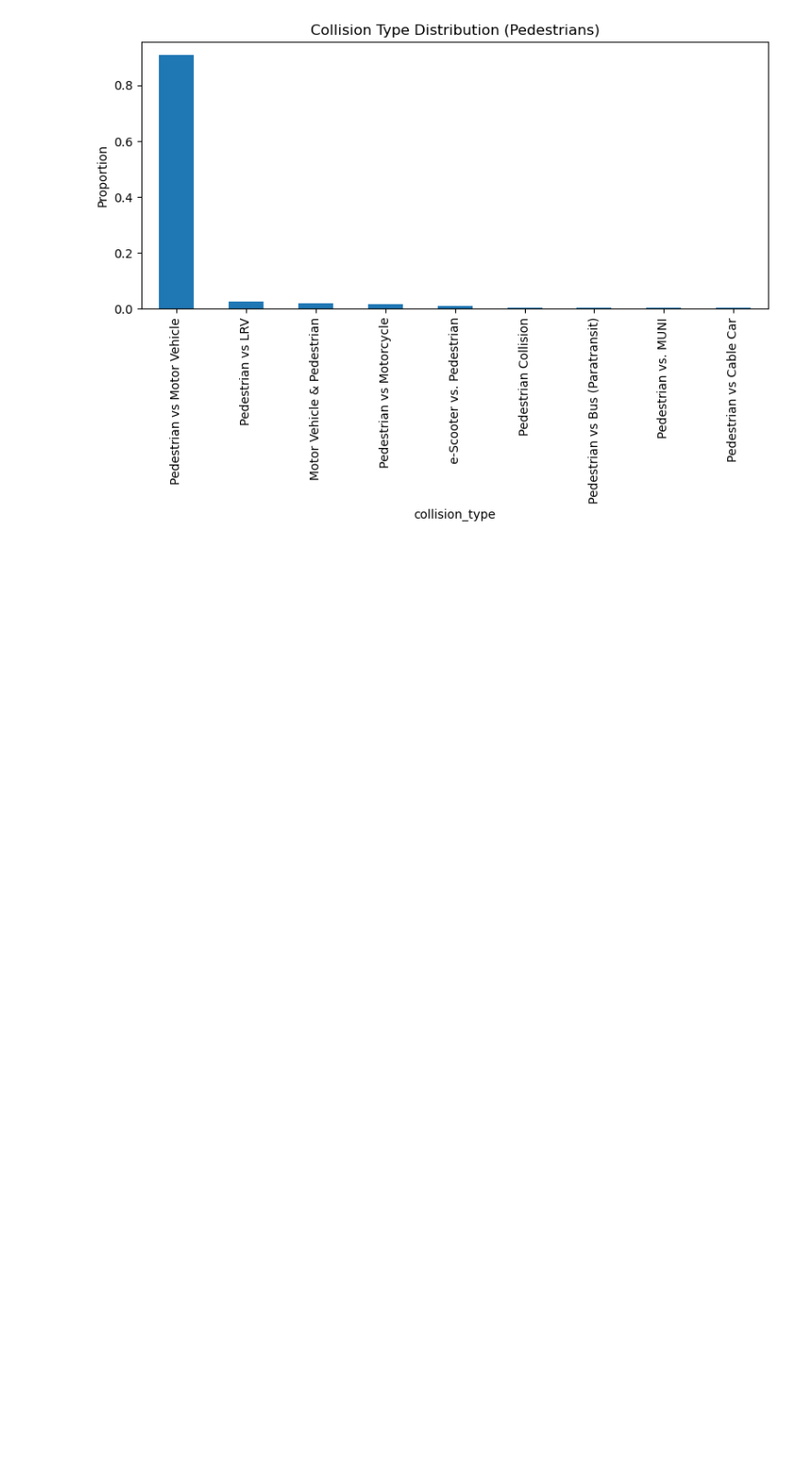
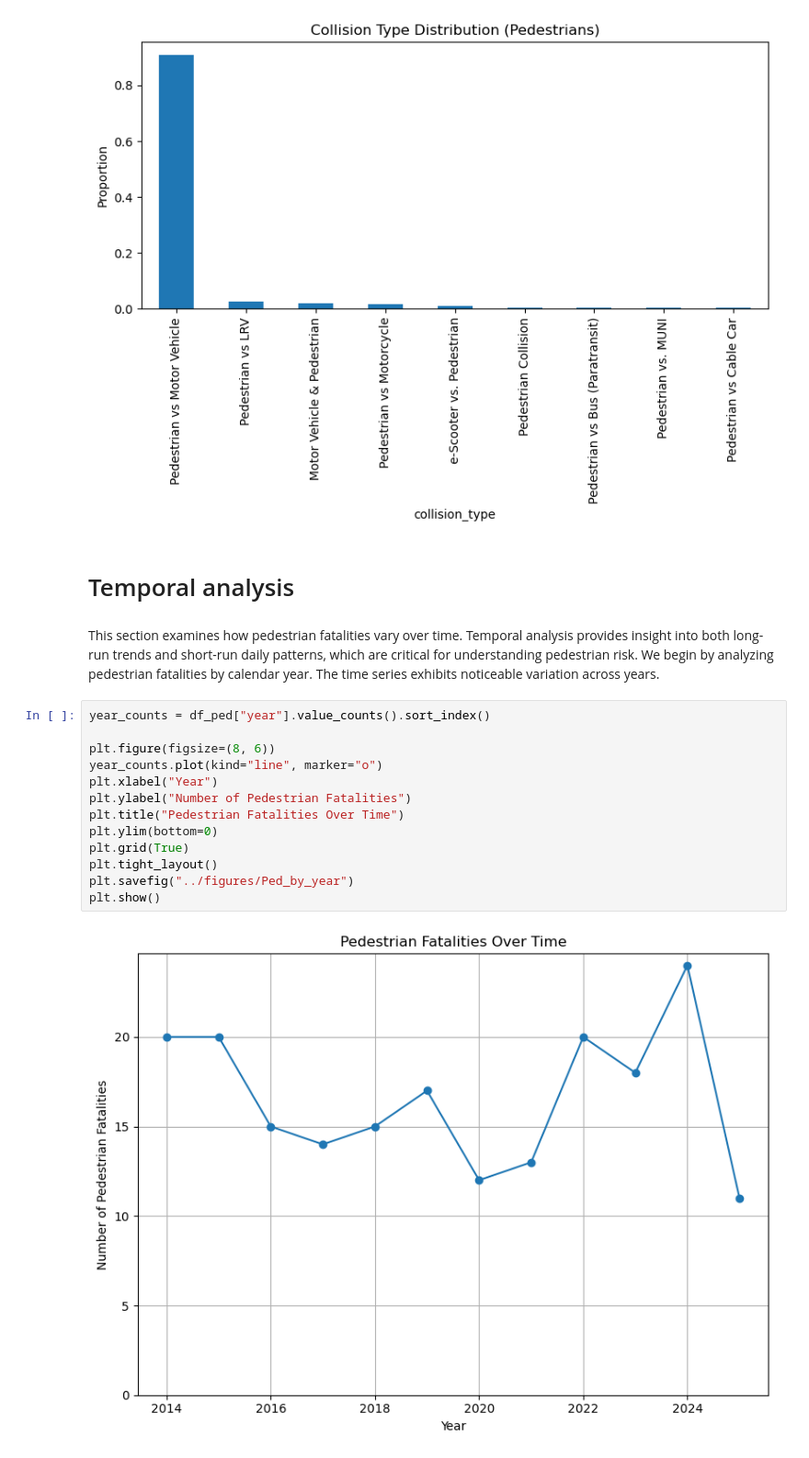
Before and after one commit to UCB-stat-159-f25/final-group26, a Jupyter notebook: notebooks/03_Pedestrian.ipynb, the cells around one changed output. Shown at 92% size. Saved outputs shown, nothing was run; the diff lists cells and outputs as text; blank space fills up the shorter version.

Commit message:
complete temporal and spatial analysis for pedestrians

```diff
--- a/notebooks/03_Pedestrian.ipynb
+++ b/notebooks/03_Pedestrian.ipynb
@@ -149,3 +153,22 @@ plt.savefig("../figures/Ped_collision_type")
 plt.show()
 # %% [output]
 [figure]
+# %% [markdown]
+# Temporal analysis
+# %% [markdown]
+This section examines how pedestrian fatalities vary over time. Temporal analysis provides insight into both long-run trends and short-run daily patterns, which are critical for understanding pedestrian risk. We begin by analyzing pedestrian fatalities by calendar year. The time series exhibits noticeable variation across years.
+# %%
+year_counts = df_ped["year"].value_counts().sort_index()
+
+plt.figure(figsize=(8, 6))
+year_counts.plot(kind="line", marker="o")
+plt.xlabel("Year")
+plt.ylabel("Number of Pedestrian Fatalities")
+plt.title("Pedestrian Fatalities Over Time")
+plt.ylim(bottom=0)
+plt.grid(True)
+plt.tight_layout()
+plt.savefig("../figures/Ped_by_year")
+plt.show()
+# %% [output]
+[figure, added]
```
Also changed, not shown: parts of 22 cells of this notebook.
